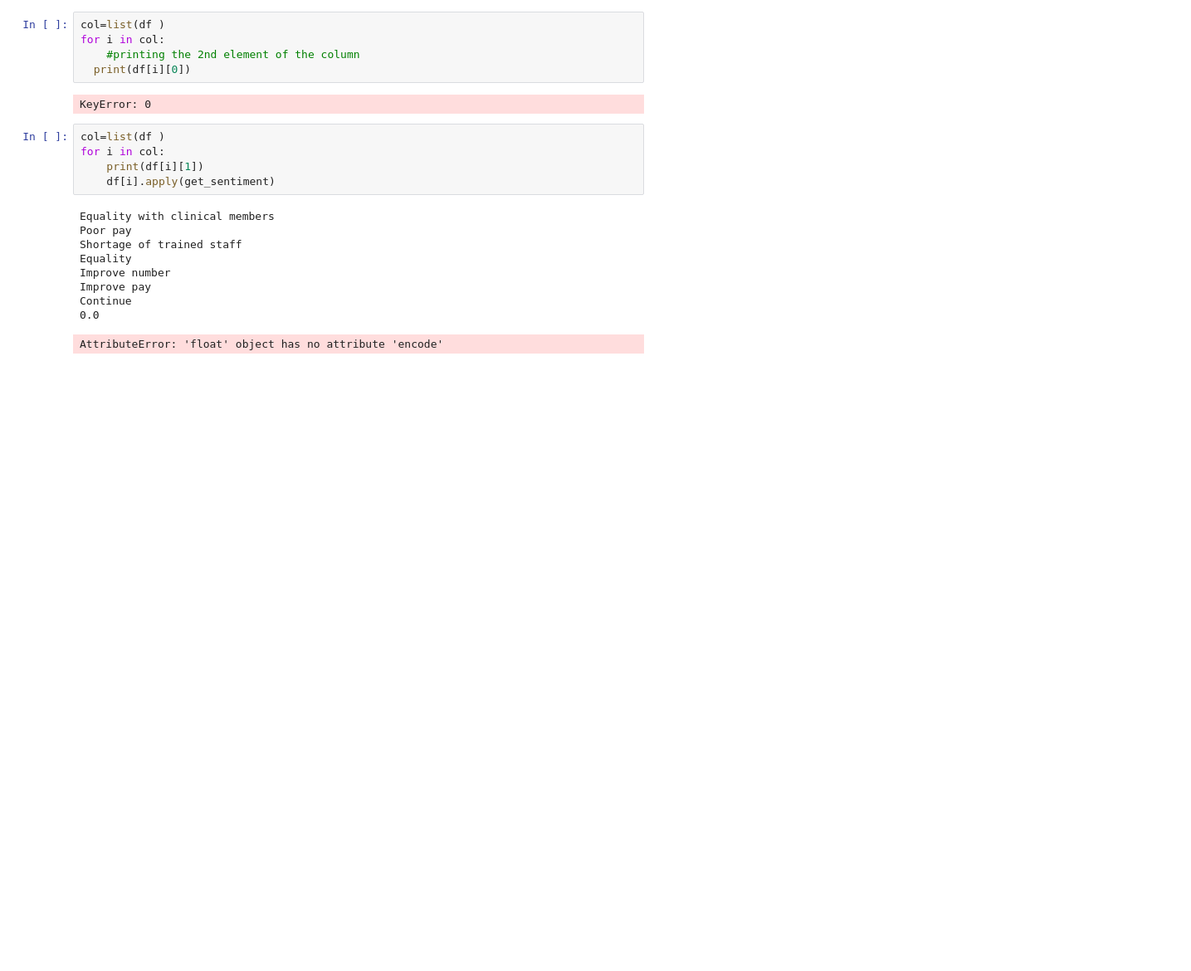
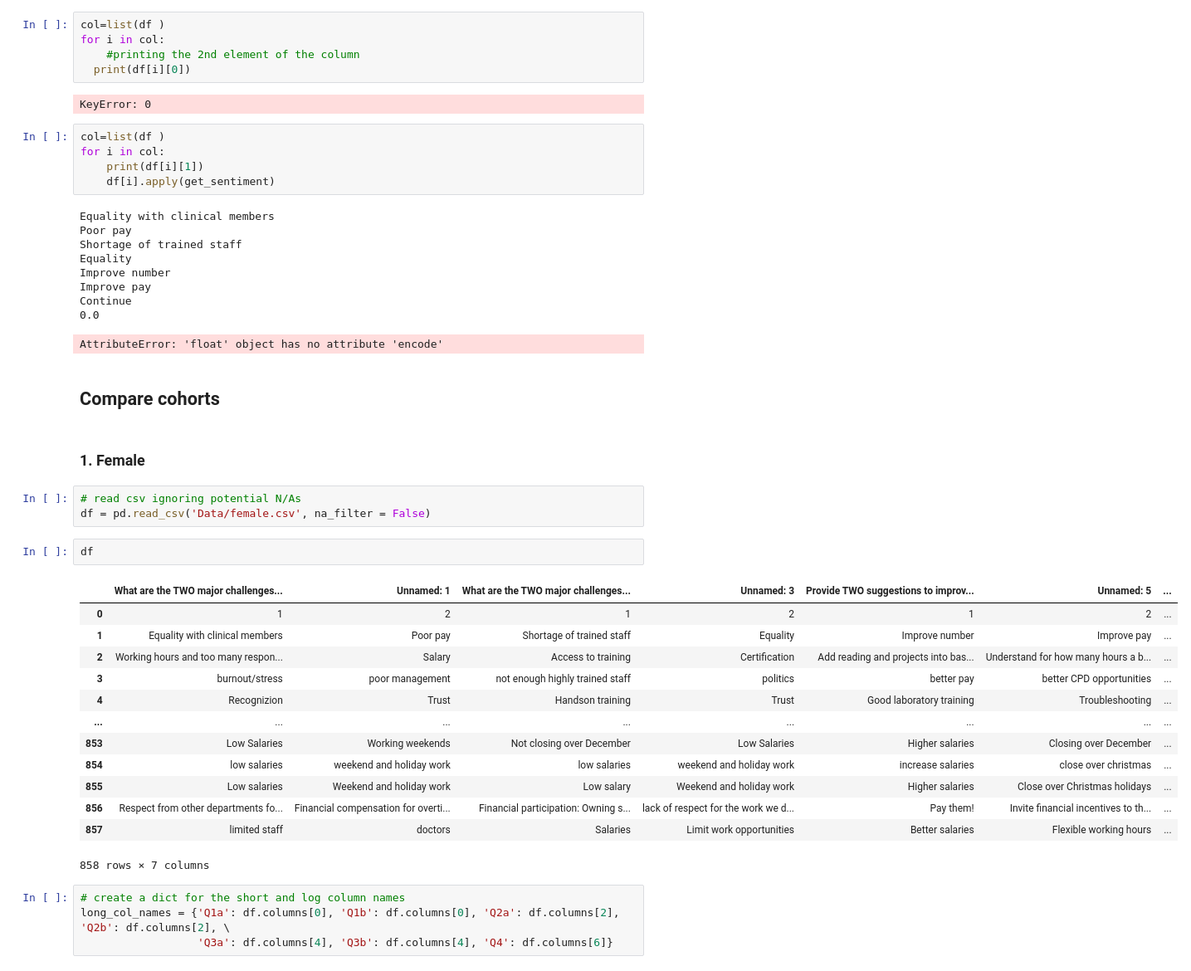
Before and after one commit to tgr2uk/surveyAnalysis, a Jupyter notebook: Sentiment analysis.ipynb, the cells around one changed output. Shown at 83% size. Drawn from its saved outputs; the diff is of its cells as text; blank space fills up the shorter version.

Commit message:
Performs cohort analysis male/female

```diff
--- a/Sentiment analysis.ipynb
+++ b/Sentiment analysis.ipynb
@@ -432,3 +434,30 @@ Improve pay
 Continue
 0.0
 AttributeError: 'float' object has no attribute 'encode'
+# %% [markdown]
+## Compare cohorts
+# %% [markdown]
+### 1. Female
+# %%
+# read csv ignoring potential N/As
+df = pd.read_csv('Data/female.csv', na_filter = False)
+# %%
+df
+# %% [output]
+|  | What are the TWO major challenges... | Unnamed: 1 | What are the TWO major challenges... | Unnamed: 3 | Provide TWO suggestions to improv... | Unnamed: 5 | ... |
+| 0 | 1 | 2 | 1 | 2 | 1 | 2 | ... |
+| 1 | Equality with clinical members | Poor pay | Shortage of trained staff | Equality | Improve number | Improve pay | ... |
+| 2 | Working hours and too many respon... | Salary | Access to training | Certification | Add reading and projects into bas... | Understand for how many hours a b... | ... |
+| 3 | burnout/stress | poor management | not enough highly trained staff | politics | better pay | better CPD opportunities | ... |
+| 4 | Recognizion | Trust | Handson training | Trust | Good laboratory training | Troubleshooting | ... |
+| ... | ... | ... | ... | ... | ... | ... | ... |
+| 853 | Low Salaries | Working weekends | Not closing over December | Low Salaries | Higher salaries | Closing over December | ... |
+| 854 | low salaries | weekend and holiday work | low salaries | weekend and holiday work | increase salaries | close over christmas | ... |
+| 855 | Low salaries | Weekend and holiday work | Low salary | Weekend and holiday work | Higher salaries | Close over Christmas holidays | ... |
+| 856 | Respect from other departments fo... | Financial compensation for overti... | Financial participation: Owning s... | lack of respect for the work we d... | Pay them! | Invite financial incentives to th... | ... |
+| 857 | limited staff | doctors | Salaries | Limit work opportunities | Better salaries | Flexible working hours | ... |
+858 rows × 7 columns
+# %%
+# create a dict for the short and log column names
+long_col_names = {'Q1a': df.columns[0], 'Q1b': df.columns[0], 'Q2a': df.columns[2], 'Q2b': df.columns[2], \
+                  'Q3a': df.columns[4], 'Q3b': df.columns[4], 'Q4': df.columns[6]}
```
Also changed, not shown: parts of 33 cells of this notebook.
